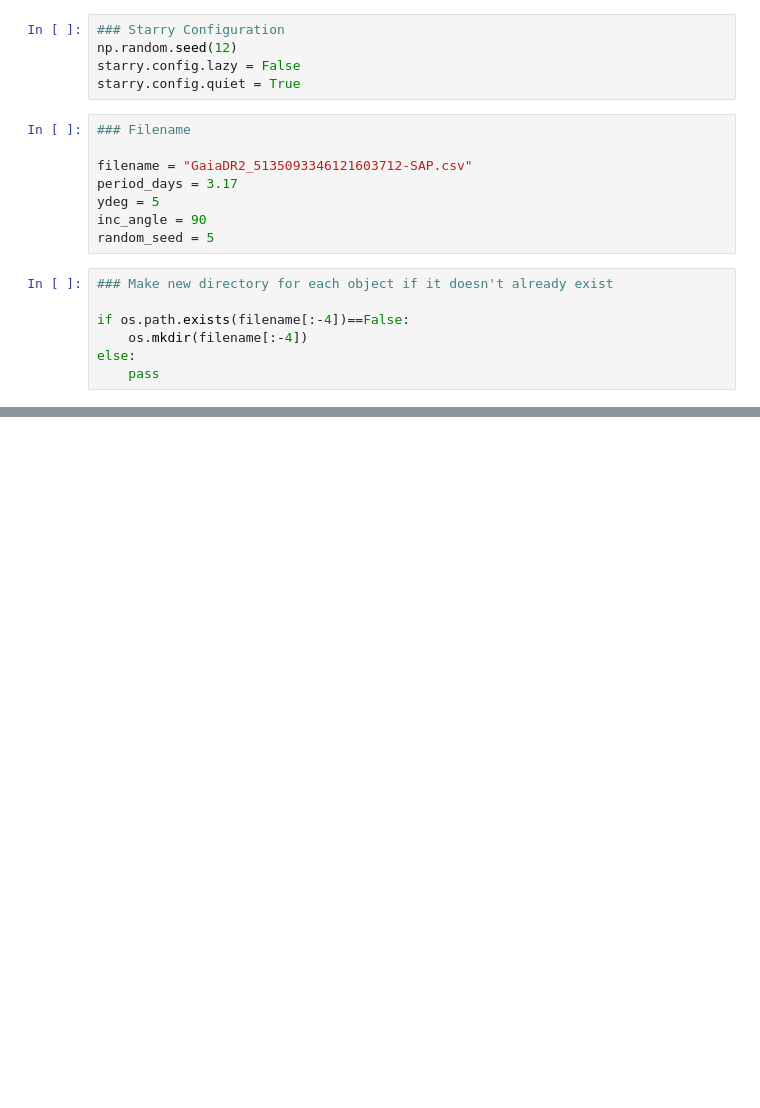
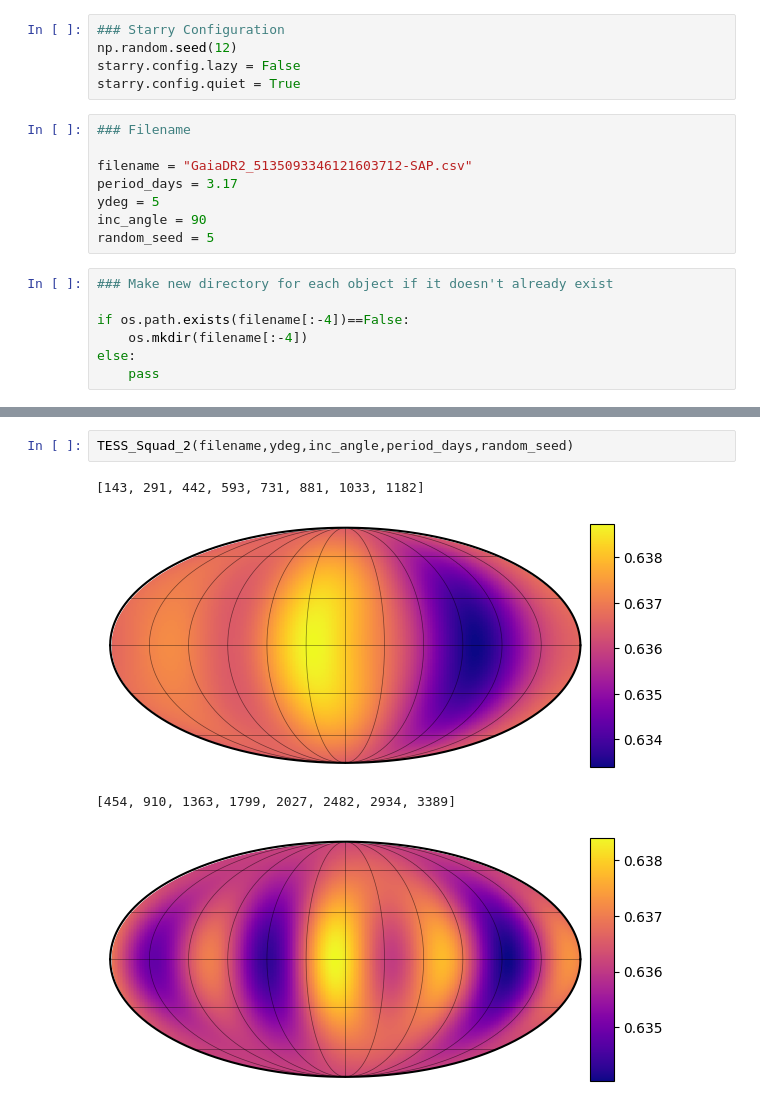
Before and after one commit to MohammadRefat23/StarryAtmospheres, a Jupyter notebook: TESSLightCurves.ipynb, the cells around one changed output, grey strips where cells are left out. Cells and saved outputs as stored; diff of their text form; blank space fills up the shorter version.

```diff
--- a/TESSLightCurves.ipynb
+++ b/TESSLightCurves.ipynb
@@ -174,0 +308,7 @@ TESS_Squad(filename,ydeg,inc_angle,period_days,random_seed)
+# %%
+TESS_Squad_2(filename,ydeg,inc_angle,period_days,random_seed)
+# %% [output]
+[143, 291, 442, 593, 731, 881, 1033, 1182]
+[figure, added]
+[454, 910, 1363, 1799, 2027, 2482, 2934, 3389]
+[figure, added]
```
Also changed, not shown: parts of 5 cells of this notebook.
